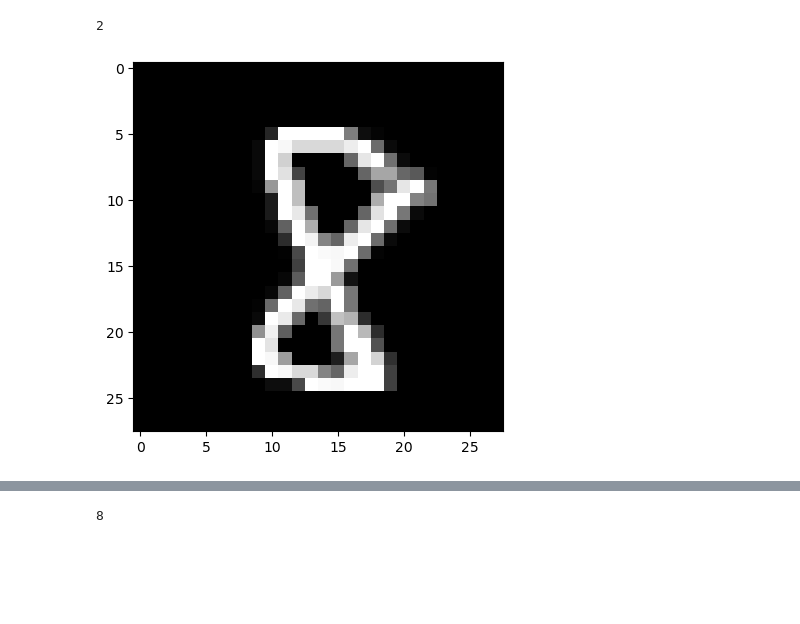
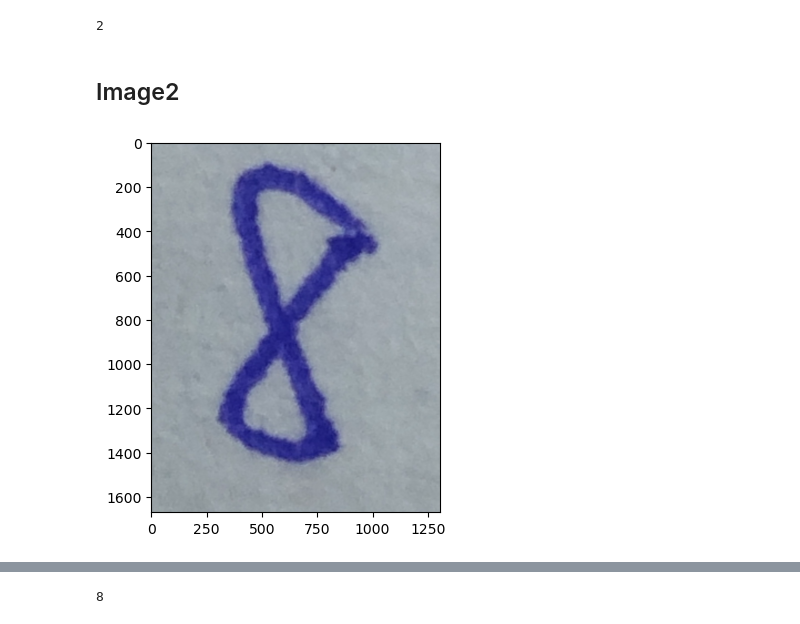
Before and after one commit to papir805/Stanford-ML-Class, a Jupyter notebook: neural_networks/neural_network_classification.ipynb, the cells around one changed output, grey strips where cells are left out. Drawn from its saved outputs; the diff is of its cells as text; code cells hidden in the pictures; blank space fills up the shorter version.

```diff
--- a/neural_networks/neural_network_classification.ipynb
+++ b/neural_networks/neural_network_classification.ipynb
@@ -83,9 +289,12 @@ image_processing.print_image(processed_image1)
 net.predict(processed_image1)
 # %% [output]
 2
+# %% [markdown]
+## Image2
 # %%
-processed_image2 = \
-image_processing.process_image("../images/handwritten_8.jpg")
-image_processing.print_image(processed_image2)
+# Original Image
+image2_path = "../images/handwritten_8.jpg"
+image2 = cv2.imread(image2_path)
+plt.imshow(image2);
 # %% [output]
-[figure, old version]
+[figure, new version]
```
Also changed, not shown: parts of 66 cells of this notebook, 1 other file.
